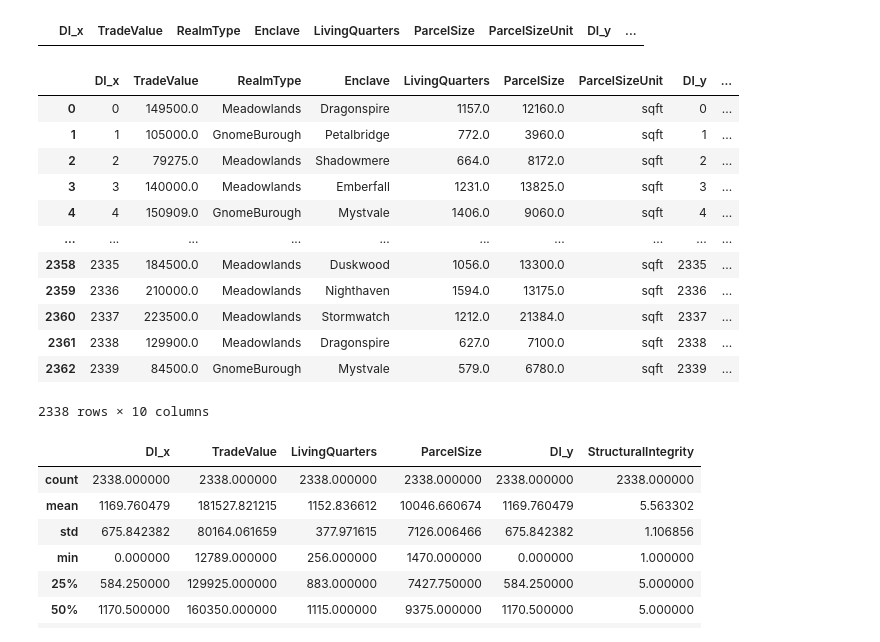
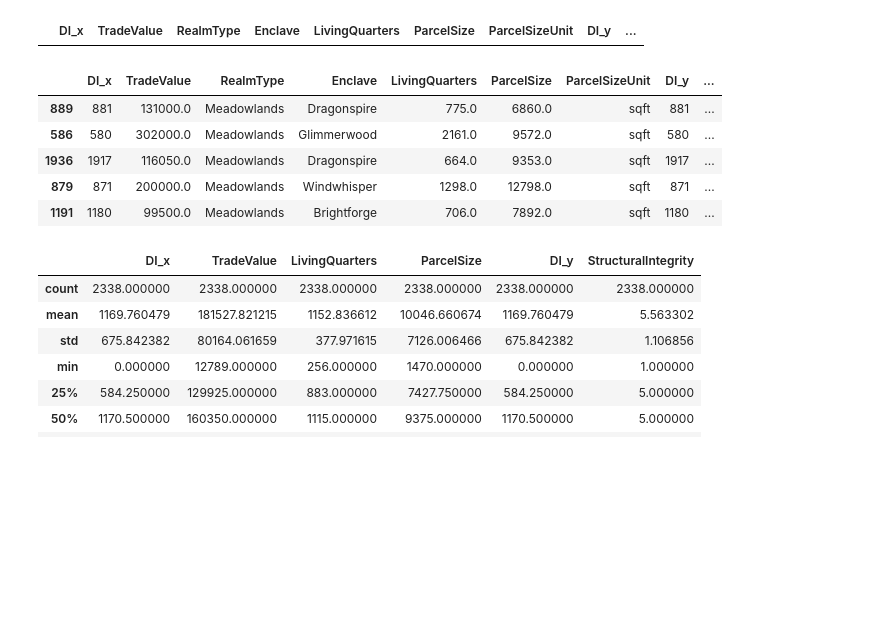
Before and after one commit to RaineScarlett/dsreport, a Jupyter notebook: iteration2.ipynb, the cells around one changed output. Drawn from its saved outputs; the diff is of its cells as text; code cells hidden in the pictures; blank space fills up the shorter version.

```diff
--- a/iteration2.ipynb
+++ b/iteration2.ipynb
@@ -304,21 +187,14 @@ df.loc[df['LivingQuarters'].isna()]
 # %% [output]
 |  | DI_x | TradeValue | RealmType | Enclave | LivingQuarters | ParcelSize | ParcelSizeUnit | DI_y | ... |
 # %%
-df
+df.sample(5)
 # %% [output]
 |  | DI_x | TradeValue | RealmType | Enclave | LivingQuarters | ParcelSize | ParcelSizeUnit | DI_y | ... |
-| 0 | 0 | 149500.0 | Meadowlands | Dragonspire | 1157.0 | 12160.0 | sqft | 0 | ... |
-| 1 | 1 | 105000.0 | GnomeBurough | Petalbridge | 772.0 | 3960.0 | sqft | 1 | ... |
-| 2 | 2 | 79275.0 | Meadowlands | Shadowmere | 664.0 | 8172.0 | sqft | 2 | ... |
-| 3 | 3 | 140000.0 | Meadowlands | Emberfall | 1231.0 | 13825.0 | sqft | 3 | ... |
-| 4 | 4 | 150909.0 | GnomeBurough | Mystvale | 1406.0 | 9060.0 | sqft | 4 | ... |
-| ... | ... | ... | ... | ... | ... | ... | ... | ... | ... |
-| 2358 | 2335 | 184500.0 | Meadowlands | Duskwood | 1056.0 | 13300.0 | sqft | 2335 | ... |
-| 2359 | 2336 | 210000.0 | Meadowlands | Nighthaven | 1594.0 | 13175.0 | sqft | 2336 | ... |
-| 2360 | 2337 | 223500.0 | Meadowlands | Stormwatch | 1212.0 | 21384.0 | sqft | 2337 | ... |
-| 2361 | 2338 | 129900.0 | Meadowlands | Dragonspire | 627.0 | 7100.0 | sqft | 2338 | ... |
-| 2362 | 2339 | 84500.0 | GnomeBurough | Mystvale | 579.0 | 6780.0 | sqft | 2339 | ... |
+| 889 | 881 | 131000.0 | Meadowlands | Dragonspire | 775.0 | 6860.0 | sqft | 881 | ... |
+| 586 | 580 | 302000.0 | Meadowlands | Glimmerwood | 2161.0 | 9572.0 | sqft | 580 | ... |
+| 1936 | 1917 | 116050.0 | Meadowlands | Dragonspire | 664.0 | 9353.0 | sqft | 1917 | ... |
+| 879 | 871 | 200000.0 | Meadowlands | Windwhisper | 1298.0 | 12798.0 | sqft | 871 | ... |
+| 1191 | 1180 | 99500.0 | Meadowlands | Brightforge | 706.0 | 7892.0 | sqft | 1180 | ... |
-2338 rows × 10 columns
 # %%
 df.describe()
 # %% [output]
```
Also changed, not shown: parts of 22 cells of this notebook, 2 other files.
